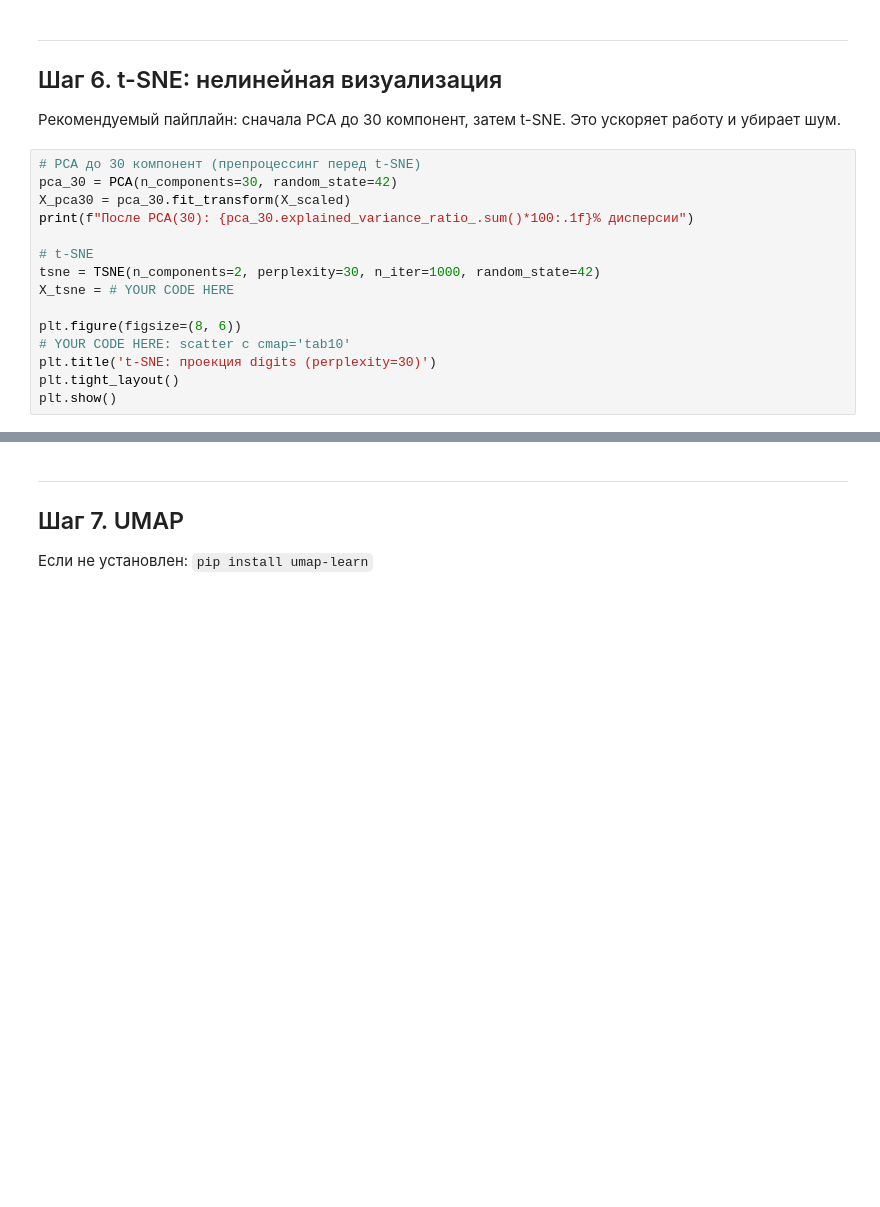
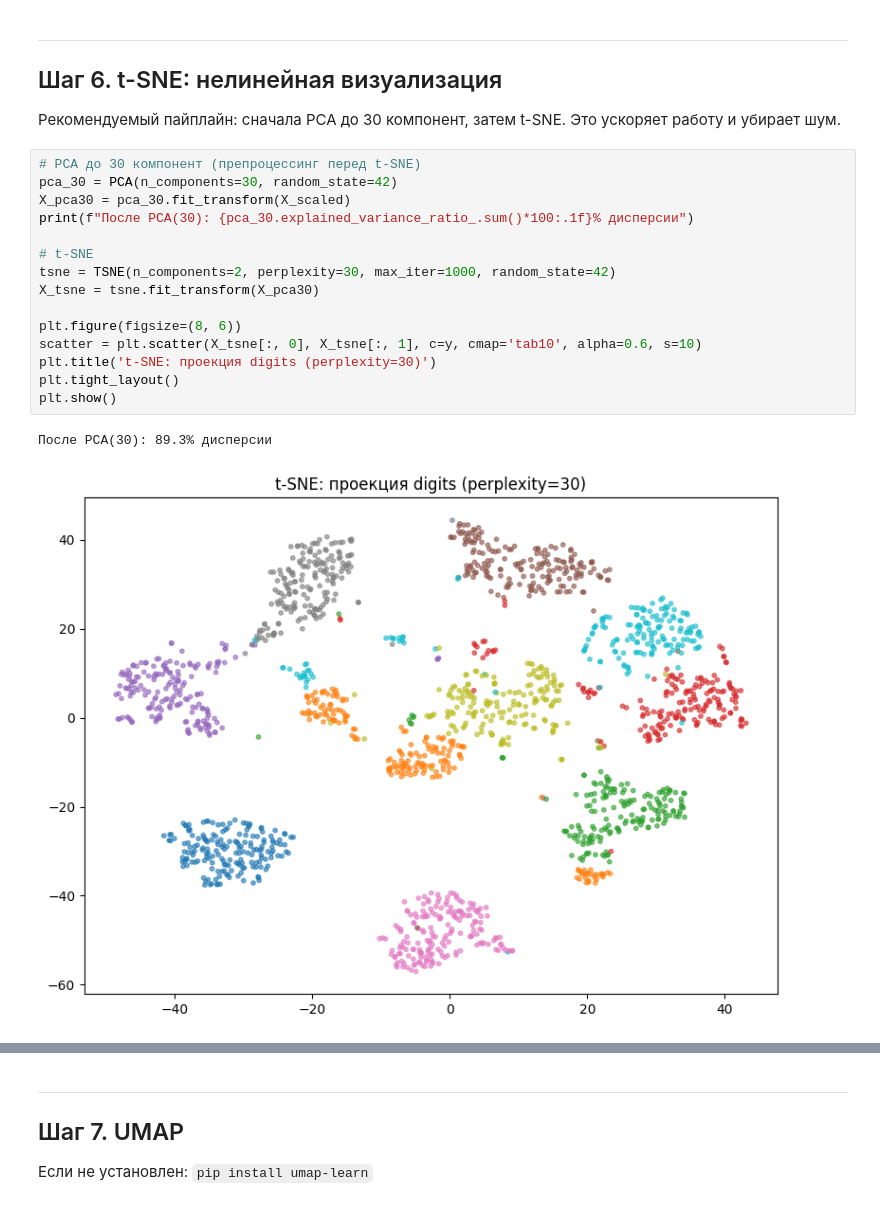
Before and after one commit to amirwardak/ml-course-homeworks, a Jupyter notebook: hw11_pca/pca_practice_student.ipynb, the cells around one changed output, grey strips where cells are left out. Drawn from its saved outputs; the diff is of its cells as text; blank space fills up the shorter version.

```diff
--- a/hw11_pca/pca_practice_student.ipynb
+++ b/hw11_pca/pca_practice_student.ipynb
@@ -212,18 +230,21 @@ for name, acc in results.items():
 # %%
 # PCA до 30 компонент (препроцессинг перед t-SNE)
 pca_30 = PCA(n_components=30, random_state=42)
 X_pca30 = pca_30.fit_transform(X_scaled)
 print(f"После PCA(30): {pca_30.explained_variance_ratio_.sum()*100:.1f}% дисперсии")
 
 # t-SNE
-tsne = TSNE(n_components=2, perplexity=30, n_iter=1000, random_state=42)
-X_tsne = # YOUR CODE HERE
+tsne = TSNE(n_components=2, perplexity=30, max_iter=1000, random_state=42)
+X_tsne = tsne.fit_transform(X_pca30)
 
 plt.figure(figsize=(8, 6))
-# YOUR CODE HERE: scatter с cmap='tab10'
+scatter = plt.scatter(X_tsne[:, 0], X_tsne[:, 1], c=y, cmap='tab10', alpha=0.6, s=10)
 plt.title('t-SNE: проекция digits (perplexity=30)')
 plt.tight_layout()
 plt.show()
+# %% [output]
+После PCA(30): 89.3% дисперсии
+[figure, added]
 # %%
 # Эксперимент с perplexity: 5, 30, 100
 fig, axes = plt.subplots(1, 3, figsize=(15, 5))
```
Also changed, not shown: parts of 8 cells of this notebook, 1 other file.
